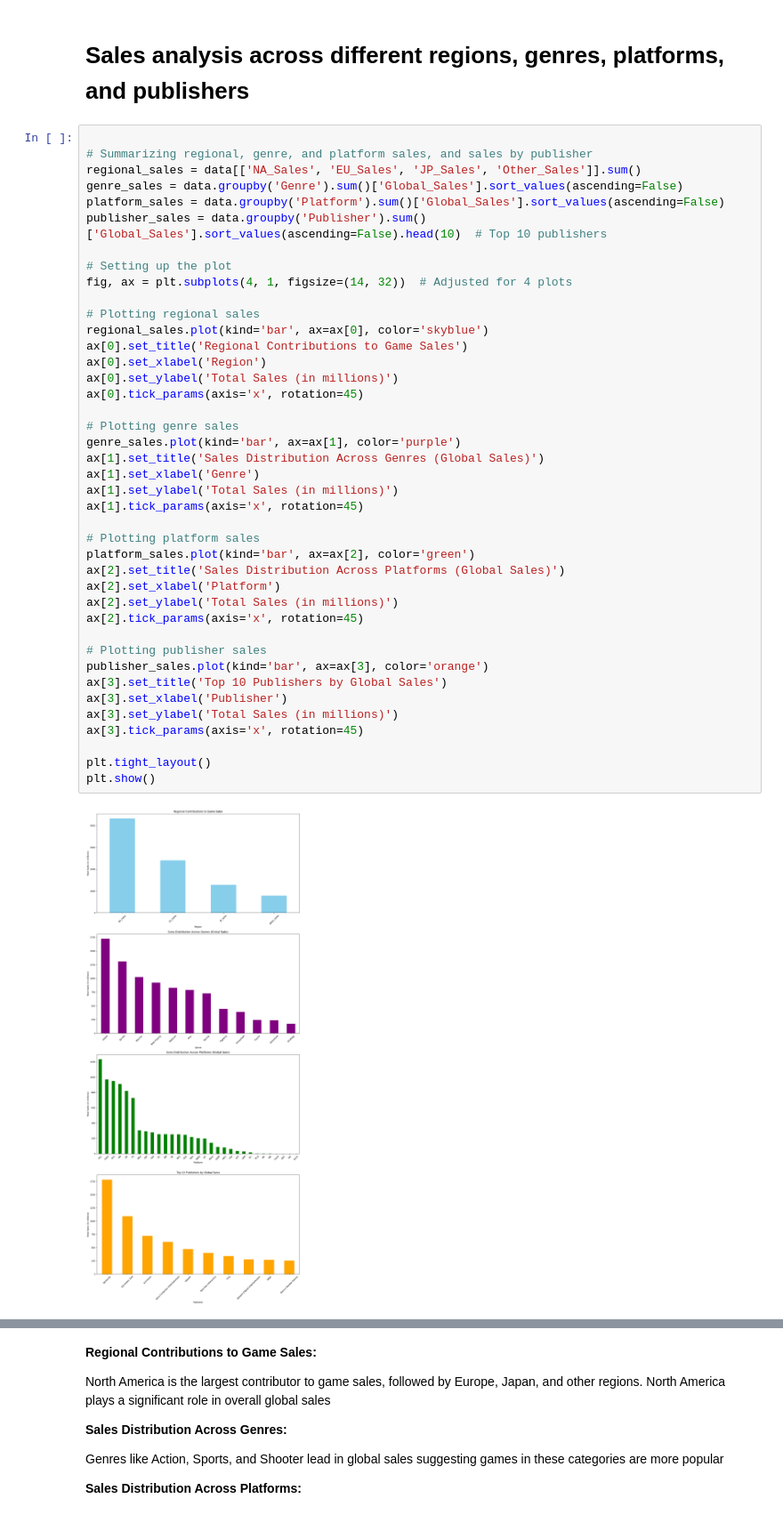
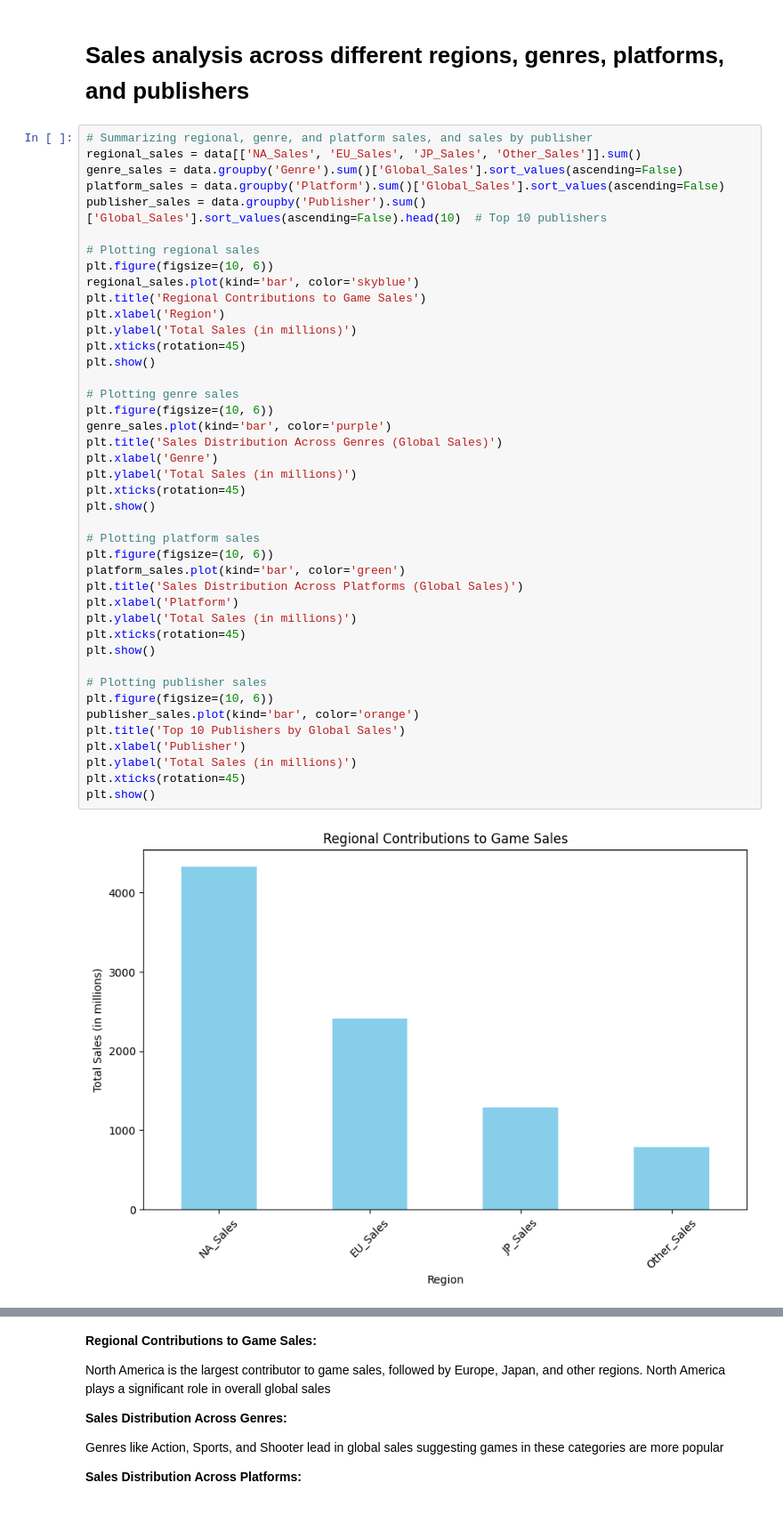
Before and after one commit to PhysicalBit7/Intro-to-Data-Science, a Jupyter notebook: Project/src/eda.ipynb, the cells around one changed output, grey strips where cells are left out. Shown: that part at 89% size. Cells and saved outputs as stored; diff of their text form.

```diff
--- a/Project/src/eda.ipynb
+++ b/Project/src/eda.ipynb
@@ -216,45 +229,46 @@ There are a number of publishers with the top being well known publishers
 # %% [markdown]
 # Sales analysis across different regions, genres, platforms, and publishers
 # %%
-
 # Summarizing regional, genre, and platform sales, and sales by publisher
 regional_sales = data[['NA_Sales', 'EU_Sales', 'JP_Sales', 'Other_Sales']].sum()
 genre_sales = data.groupby('Genre').sum()['Global_Sales'].sort_values(ascending=False)
 platform_sales = data.groupby('Platform').sum()['Global_Sales'].sort_values(ascending=False)
 publisher_sales = data.groupby('Publisher').sum()['Global_Sales'].sort_values(ascending=False).head(10)  # Top 10 publishers
 
-# Setting up the plot
-fig, ax = plt.subplots(4, 1, figsize=(14, 32))  # Adjusted for 4 plots
-
 # Plotting regional sales
-regional_sales.plot(kind='bar', ax=ax[0], color='skyblue')
-ax[0].set_title('Regional Contributions to Game Sales')
-ax[0].set_xlabel('Region')
-ax[0].set_ylabel('Total Sales (in millions)')
-ax[0].tick_params(axis='x', rotation=45)
+plt.figure(figsize=(10, 6))
+regional_sales.plot(kind='bar', color='skyblue')
+plt.title('Regional Contributions to Game Sales')
+plt.xlabel('Region')
+plt.ylabel('Total Sales (in millions)')
+plt.xticks(rotation=45)
+plt.show()
 
 # Plotting genre sales
-genre_sales.plot(kind='bar', ax=ax[1], color='purple')
-ax[1].set_title('Sales Distribution Across Genres (Global Sales)')
-ax[1].set_xlabel('Genre')
-ax[1].set_ylabel('Total Sales (in millions)')
-ax[1].tick_params(axis='x', rotation=45)
+plt.figure(figsize=(10, 6))
+genre_sales.plot(kind='bar', color='purple')
+plt.title('Sales Distribution Across Genres (Global Sales)')
+plt.xlabel('Genre')
+plt.ylabel('Total Sales (in millions)')
+plt.xticks(rotation=45)
+plt.show()
 
 # Plotting platform sales
-platform_sales.plot(kind='bar', ax=ax[2], color='green')
-ax[2].set_title('Sales Distribution Across Platforms (Global Sales)')
-ax[2].set_xlabel('Platform')
-ax[2].set_ylabel('Total Sales (in millions)')
-ax[2].tick_params(axis='x', rotation=45)
+plt.figure(figsize=(10, 6))
+platform_sales.plot(kind='bar', color='green')
+plt.title('Sales Distribution Across Platforms (Global Sales)')
+plt.xlabel('Platform')
+plt.ylabel('Total Sales (in millions)')
+plt.xticks(rotation=45)
+plt.show()
 
 # Plotting publisher sales
-publisher_sales.plot(kind='bar', ax=ax[3], color='orange')
-ax[3].set_title('Top 10 Publishers by Global Sales')
-ax[3].set_xlabel('Publisher')
-ax[3].set_ylabel('Total Sales (in millions)')
-ax[3].tick_params(axis='x', rotation=45)
-
-plt.tight_layout()
+plt.figure(figsize=(10, 6))
+publisher_sales.plot(kind='bar', color='orange')
+plt.title('Top 10 Publishers by Global Sales')
+plt.xlabel('Publisher')
+plt.ylabel('Total Sales (in millions)')
+plt.xticks(rotation=45)
 plt.show()
 # %% [output]
-[figure, old version]
+[figure, new version]
```
Also changed, not shown: parts of 3 cells of this notebook, 8 other files.
